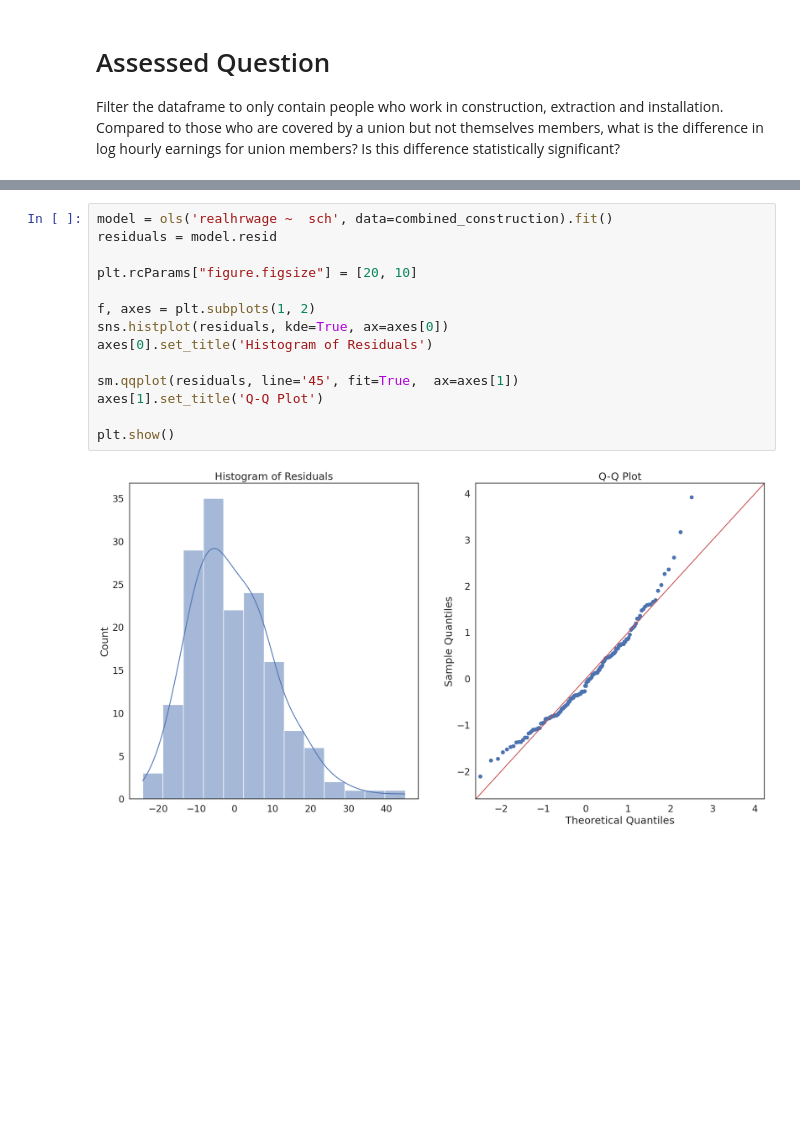
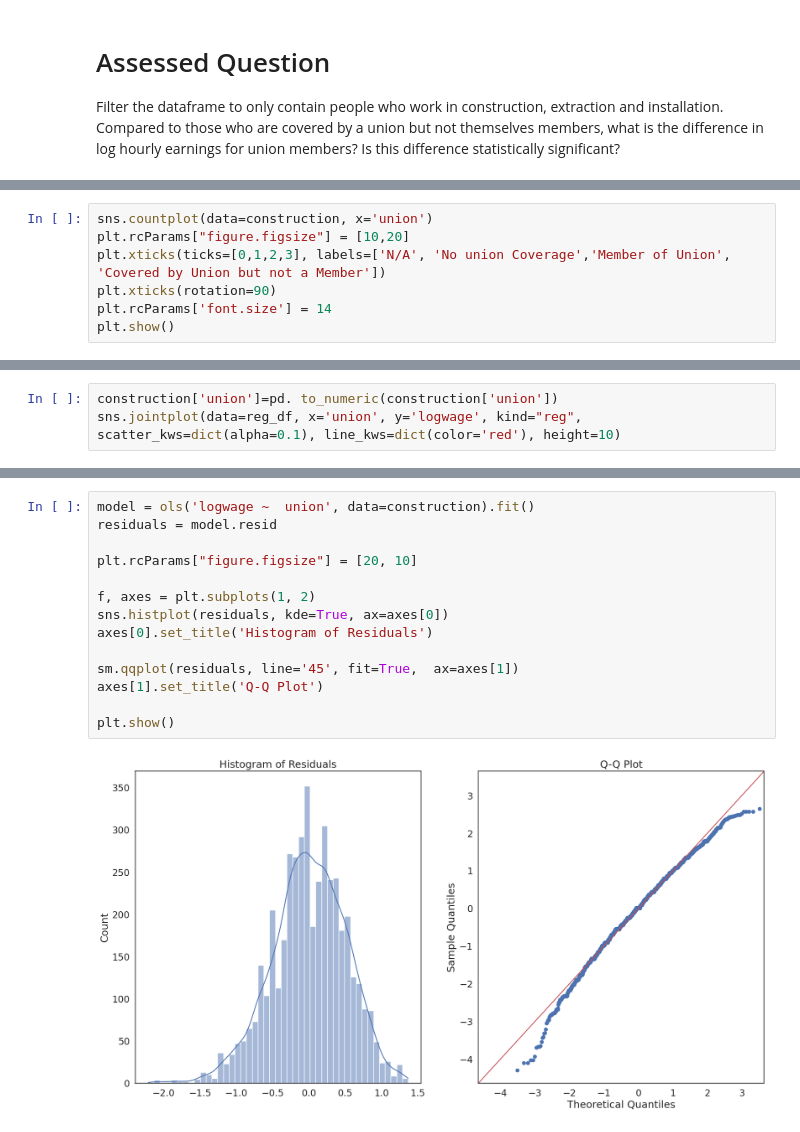
Before and after one commit to Btotheshlz/QM2, a Jupyter notebook: notebooks/W07. Linear Regression.ipynb, the cells around one changed output, grey strips where cells are left out. Drawn from its saved outputs; the diff is of its cells as text; blank space fills up the shorter version.

```diff
--- a/notebooks/W07. Linear Regression.ipynb
+++ b/notebooks/W07. Linear Regression.ipynb
@@ -618,0 +602,7 @@ Text(0.5, 0.98, 'without full union membership')
+# %%
+sns.countplot(data=construction, x='union')
+plt.rcParams["figure.figsize"] = [10,20]
+plt.xticks(ticks=[0,1,2,3], labels=['N/A', 'No union Coverage','Member of Union', 'Covered by Union but not a Member'])
+plt.xticks(rotation=90)
+plt.rcParams['font.size'] = 14
+plt.show()
@@ -618,0 +631,3 @@ Text(0.5, 0.98, 'without full union membership')
+# %%
+construction['union']=pd. to_numeric(construction['union'])
+sns.jointplot(data=reg_df, x='union', y='logwage', kind="reg",  scatter_kws=dict(alpha=0.1), line_kws=dict(color='red'), height=10)
@@ -619,16 +642,16 @@ Text(0.5, 0.98, 'without full union membership')
 # %%
-model = ols('realhrwage ~  sch', data=combined_construction).fit()
+model = ols('logwage ~  union', data=construction).fit()
 residuals = model.resid
 
 plt.rcParams["figure.figsize"] = [20, 10]
 
 f, axes = plt.subplots(1, 2)
 sns.histplot(residuals, kde=True, ax=axes[0])
 axes[0].set_title('Histogram of Residuals')
 
 sm.qqplot(residuals, line='45', fit=True,  ax=axes[1])
 axes[1].set_title('Q-Q Plot')
 
 plt.show()
 # %% [output]
-[figure, old version]
+[figure, new version]
```
Also changed, not shown: parts of 14 cells of this notebook.
